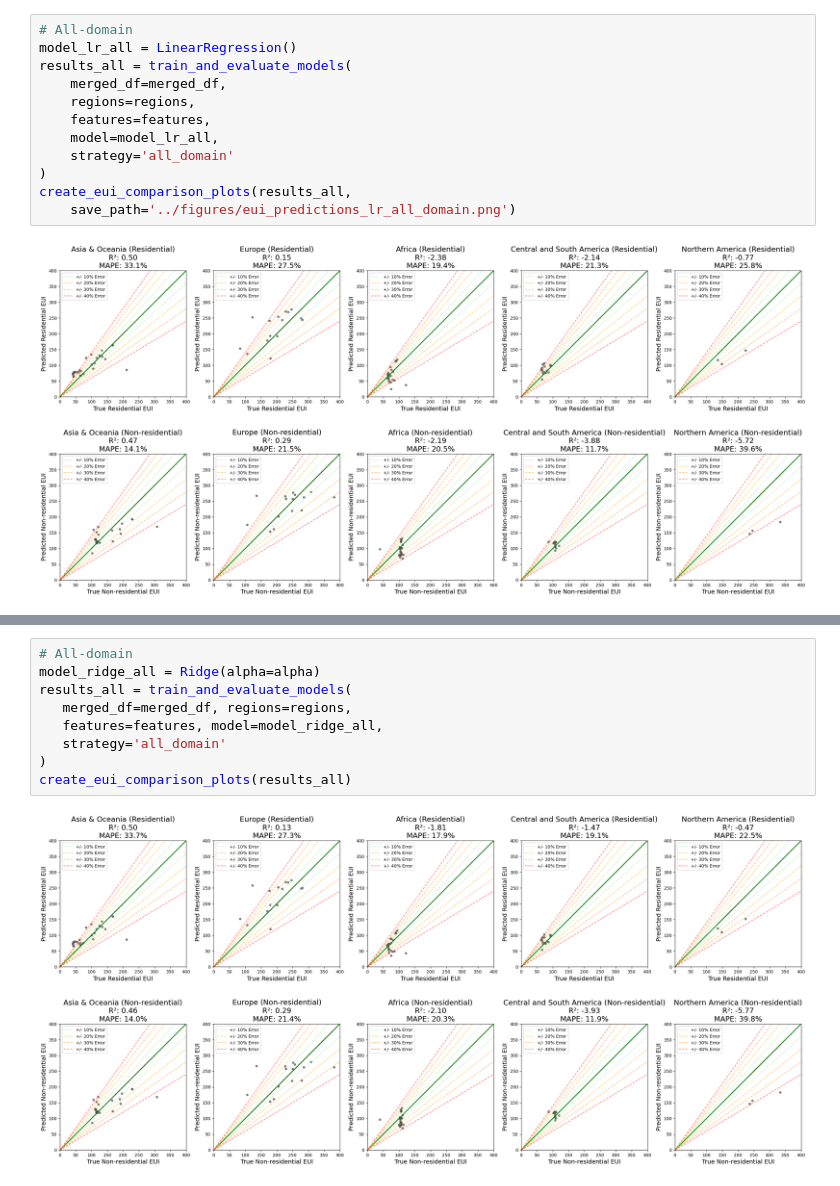
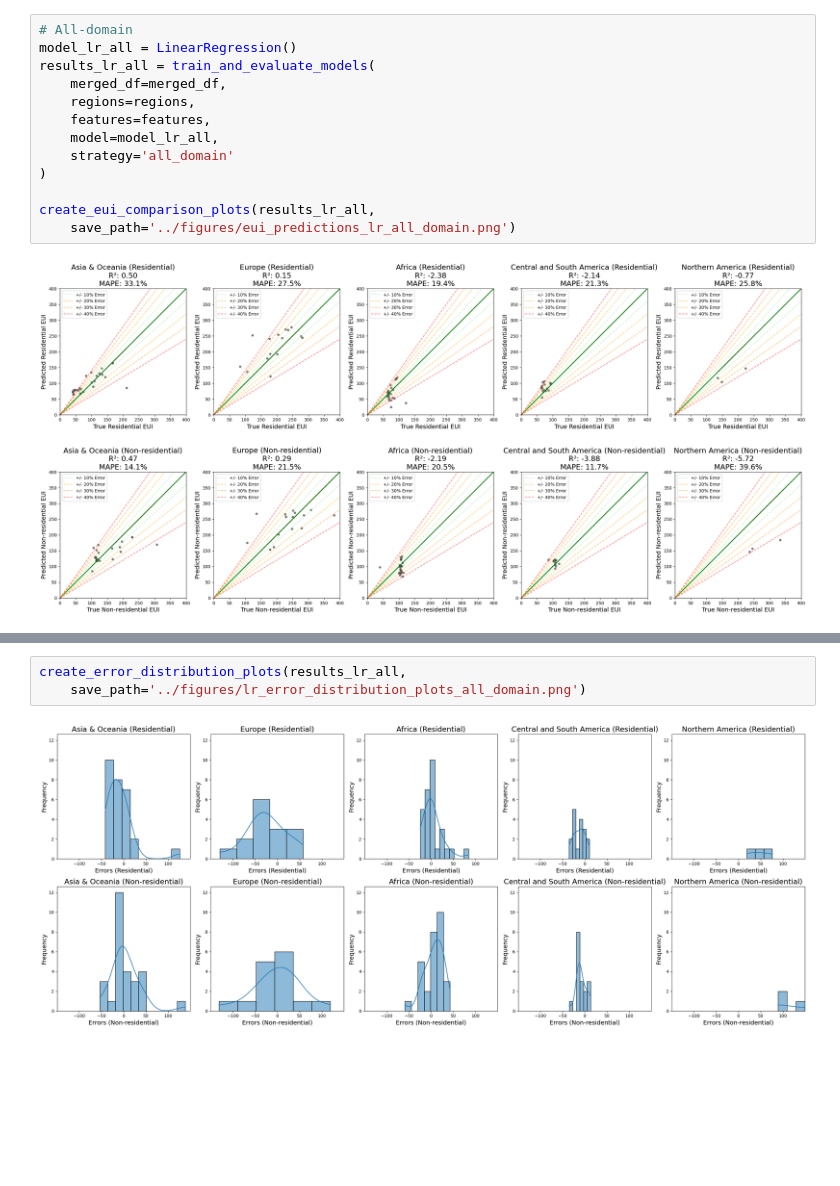
Before and after one commit to AliciaXia222/Capstone-Team-Climate-Trace, a Jupyter notebook: notebooks/050_Experiments_LinearRegression.ipynb, the cells around one changed output, grey strips where cells are left out. Cells and saved outputs as stored; diff of their text form; blank space fills up the shorter version.

```diff
--- a/notebooks/050_Experiments_LinearRegression.ipynb
+++ b/notebooks/050_Experiments_LinearRegression.ipynb
@@ -101,14 +117,15 @@ create_eui_comparison_plots(results_cross,
 # %%
 # All-domain
 model_lr_all = LinearRegression()
-results_all = train_and_evaluate_models(
+results_lr_all = train_and_evaluate_models(
     merged_df=merged_df,
     regions=regions,
     features=features,
     model=model_lr_all,
     strategy='all_domain'
 )
-create_eui_comparison_plots(results_all,
+
+create_eui_comparison_plots(results_lr_all,
     save_path='../figures/eui_predictions_lr_all_domain.png')
 # %% [output]
 [figure]
@@ -142,11 +132,5 @@ create_eui_comparison_plots(results_cross)
-# %%
-# All-domain
-model_ridge_all = Ridge(alpha=alpha)
-results_all = train_and_evaluate_models(
-   merged_df=merged_df, regions=regions,
-   features=features, model=model_ridge_all,
-   strategy='all_domain'
-)
-create_eui_comparison_plots(results_all)
-# %% [output]
-[figure, removed]
+# %%
+create_error_distribution_plots(results_lr_all,
+    save_path='../figures/lr_error_distribution_plots_all_domain.png')
+# %% [output]
+[figure, added]
```
Also changed, not shown: parts of 12 cells of this notebook, 17 other files.
